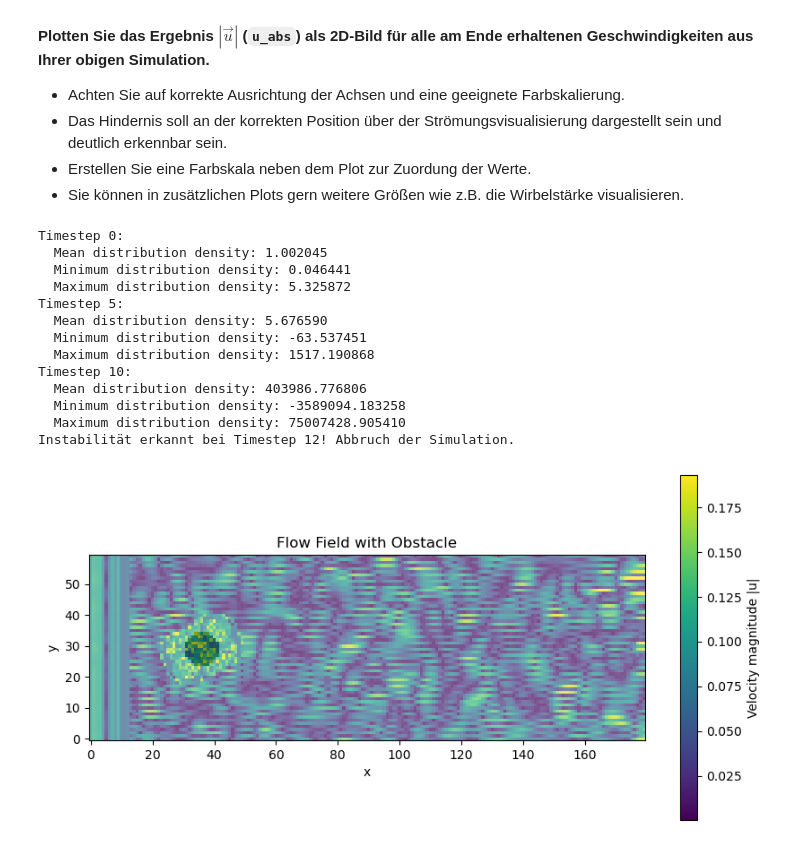
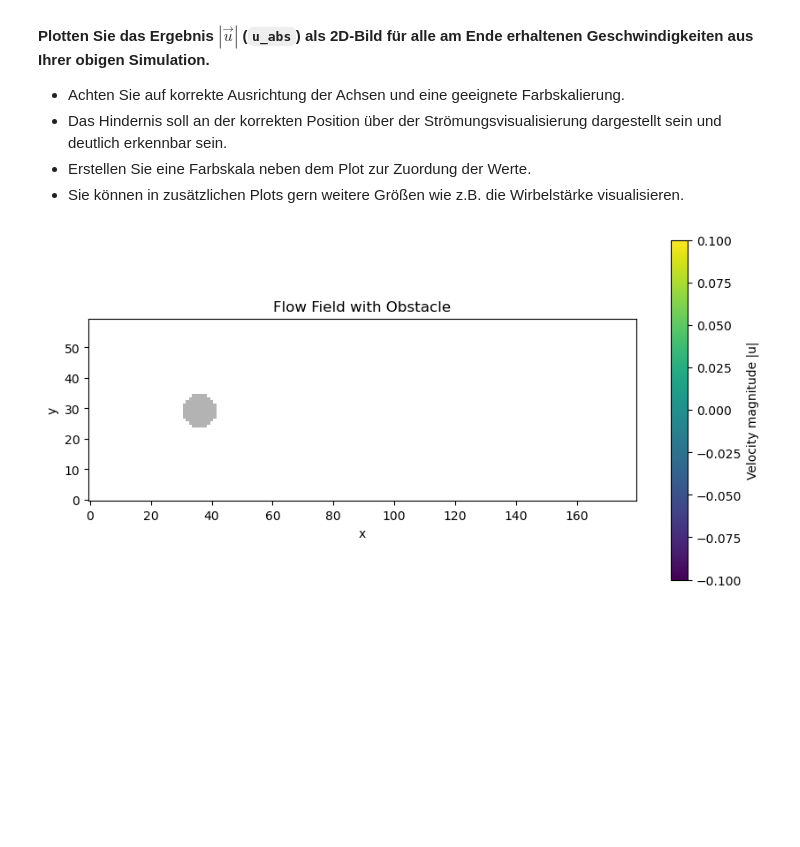
Before and after one commit to glueckf/Python-f-r-Ingenieure, a Jupyter notebook: pa04/PA4.ipynb, the cells around one changed output. Drawn from its saved outputs; the diff is of its cells as text; code cells hidden in the pictures; blank space fills up the shorter version.

```diff
--- a/pa04/PA4.ipynb
+++ b/pa04/PA4.ipynb
@@ -563,9 +563,9 @@ def run_LBM(timesteps, snapshot_interval=0, export_images=''):
 
         rho, u = density_velocity(f)
 
-        if np.isnan(rho).any() or np.isnan(u).any() or (rho < 0).any():
-            print(f"Instabilität erkannt bei Timestep {t}! Abbruch der Simulation.")
-            break
+        # if np.isnan(rho).any() or np.isnan(u).any() or (rho < 0).any():
+            # print(f"Instabilität erkannt bei Timestep {t}! Abbruch der Simulation.")
+            # break
 
     return rho, u, obs
 # %% [markdown]
@@ -580,42 +580,29 @@ def run_LBM(timesteps, snapshot_interval=0, export_images=''):
 # %%
 plt.figure(1,(10,5))
 # Hier eigenen Code schreiben ...
 
 # Run the LBM simulation
-# rho, u, obstacle = run_LBM(1000)
+rho, u, obstacle = run_LBM(1000)
 
-rho, u, obstacle = run_LBM(70, 5, 'snap')
+# rho, u, obstacle = run_LBM(70, 5, 'snap')
 # Calculate velocity magnitude
 u_abs = np.sqrt(np.sum(u**2, axis=2))
 
 # Create main velocity plot
 plt.imshow(u_abs, origin='lower', cmap='viridis')
 plt.colorbar(label='Velocity magnitude |u|')
 
 # Overlay obstacle
 plt.imshow(obstacle, origin='lower', cmap='binary', alpha=0.3)
 
 # Add labels and title
 plt.xlabel('x')
 plt.ylabel('y')
 plt.title('Flow Field with Obstacle')
 
 plt.show()
 # %% [output]
-Timestep 0:
-  Mean distribution density: 1.002045
-  Minimum distribution density: 0.046441
-  Maximum distribution density: 5.325872
-Timestep 5:
-  Mean distribution density: 5.676590
-  Minimum distribution density: -63.537451
-  Maximum distribution density: 1517.190868
-Timestep 10:
-  Mean distribution density: 403986.776806
-  Minimum distribution density: -3589094.183258
-  Maximum distribution density: 75007428.905410
-Instabilität erkannt bei Timestep 12! Abbruch der Simulation.
-[figure, old version]
+[figure, new version]
 # %%
 # Hier sind noch einige letzte Plausibilitäts-Tests:
 rho_test, u_test, obstacle_test = run_LBM(3)
```
